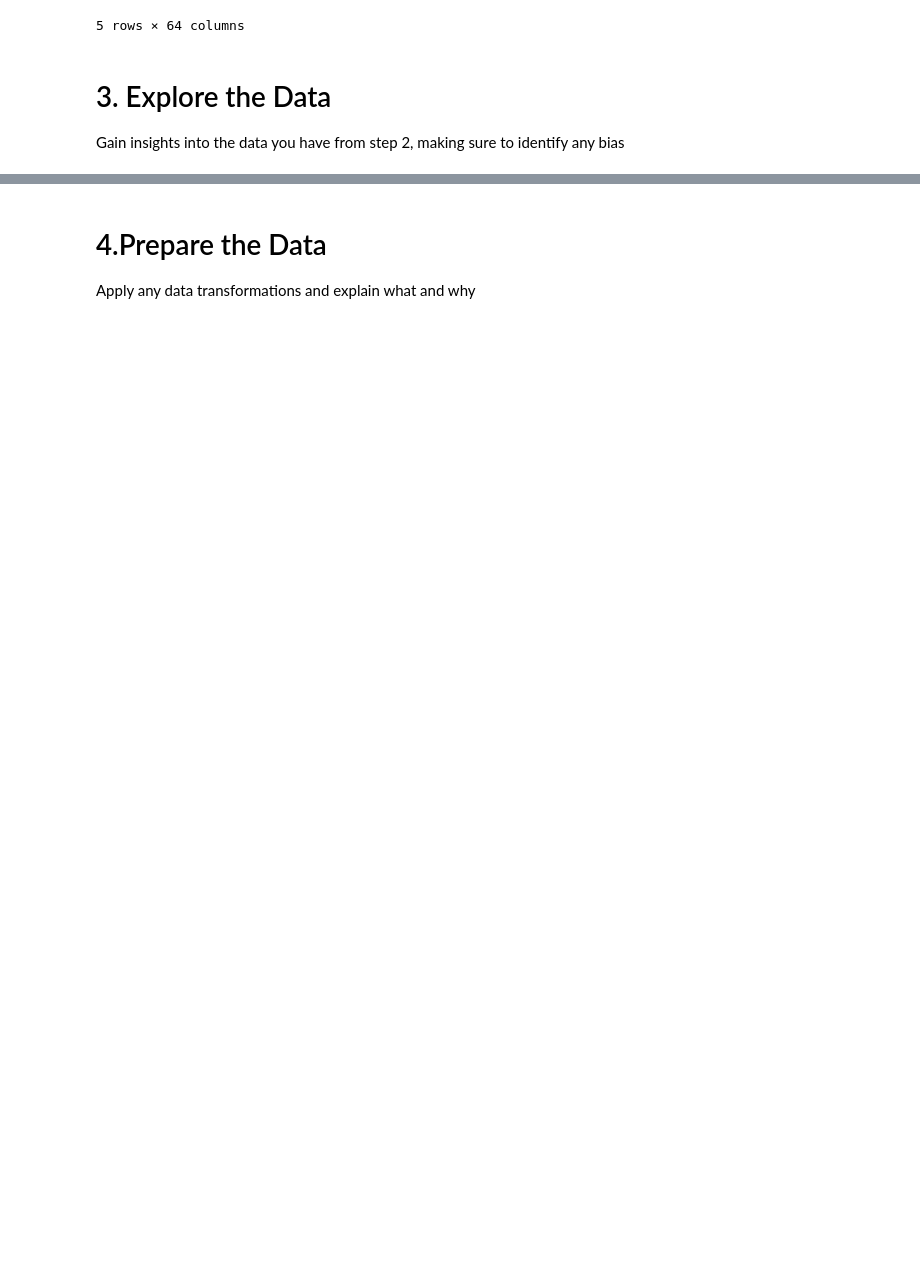
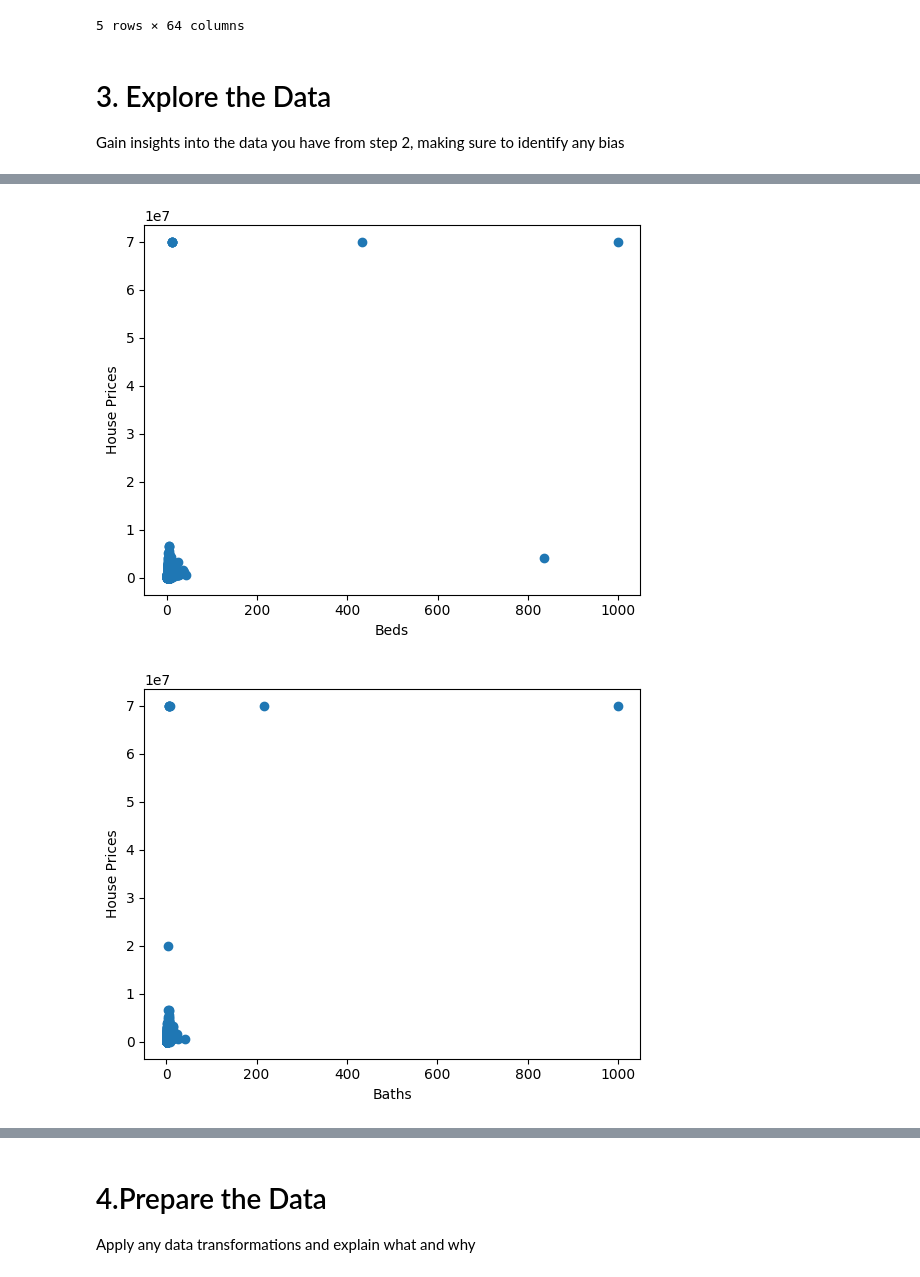
Before and after one commit to AnaySharma01/Machine-Learning-AI-Class, a Jupyter notebook: Project_2/Project_2.ipynb, the cells around one changed output, grey strips where cells are left out. Saved outputs shown, nothing was run; the diff lists cells and outputs as text; code cells hidden in the pictures; blank space fills up the shorter version.

```diff
--- a/Project_2/Project_2.ipynb
+++ b/Project_2/Project_2.ipynb
@@ -115,0 +68,36 @@ More than Two Beds Average Price 932102.9582989265
+# %%
+#Checking each category
+plt.scatter(data['beds'], data['sold_price'])
+plt.xlabel('Beds')
+plt.ylabel('House Prices')
+plt.show()
+
+plt.scatter(data['full_baths'], data['sold_price'])
+plt.xlabel('Baths')
+plt.ylabel('House Prices')
+plt.show()
+
+plt.scatter(data['half_baths'],data['sold_price'])
+plt.xlabel('Half Baths')
+plt.ylabel('House Prices')
+plt.show()
+
+plt.scatter(data['sqft'],data['sold_price'])
+plt.xlabel('Square Feet')
+plt.ylabel('House Prices')
+plt.show()
+
+plt.scatter(data['stories'], data['sold_price'])
+plt.xlabel('Number of Stories')
+plt.ylabel('House Prices')
+plt.show()
+
+plt.bar(data['new_construction'], data['sold_price'])
+plt.xlabel('New House')
+plt.ylabel('House Prices')
+plt.show()
+
+#There is some outliers on house prices
+# %% [output]
+[figure, added]
+[figure, added]
```
Also changed, not shown: parts of 6 cells of this notebook.
